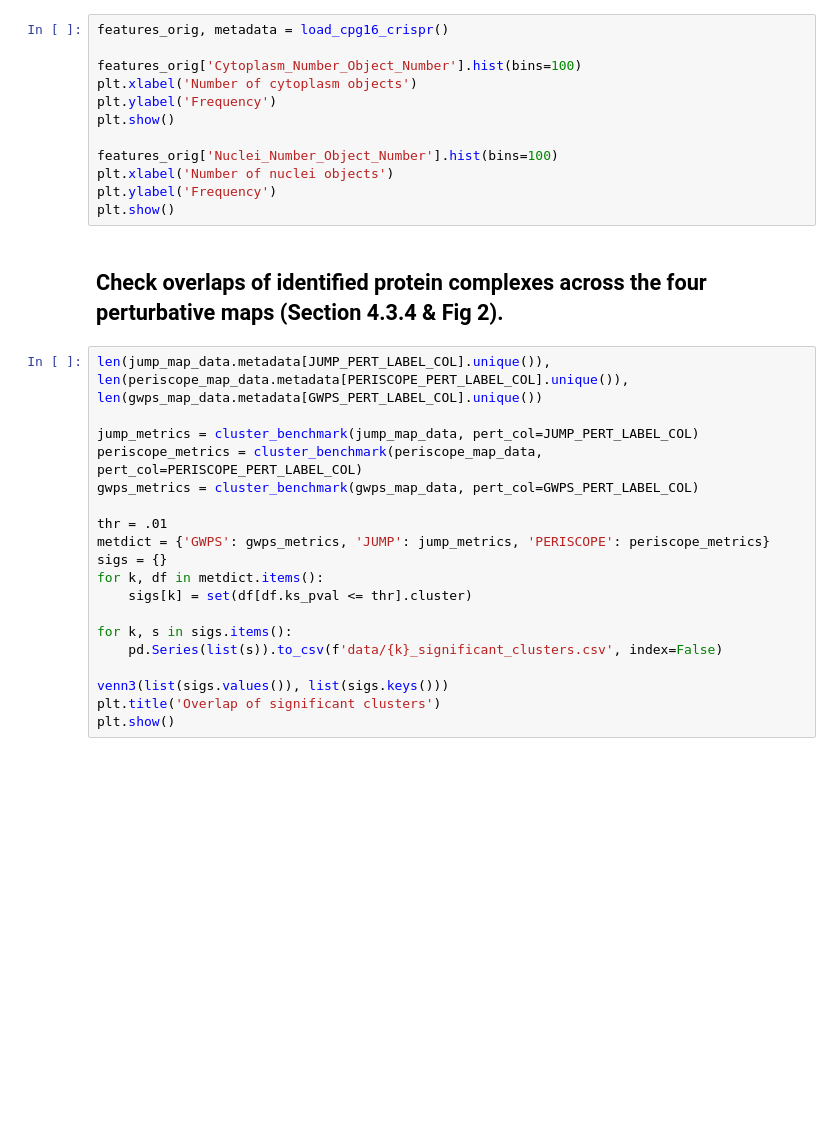
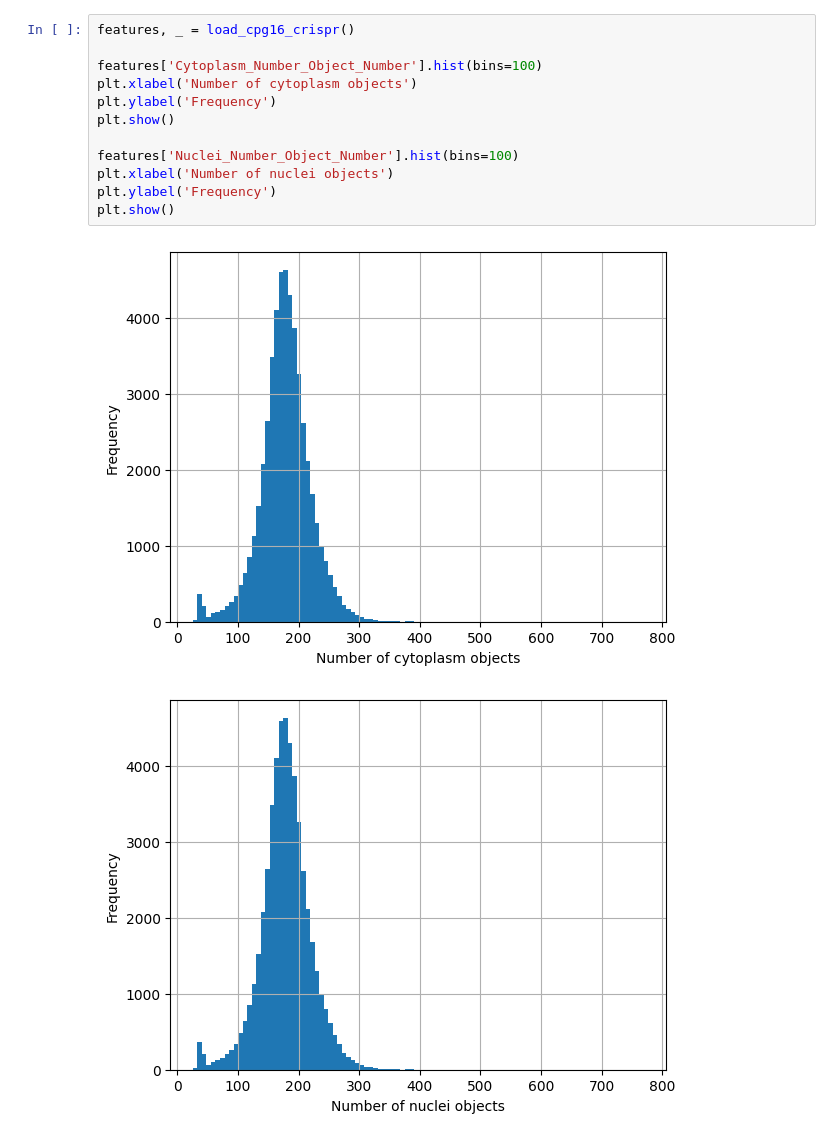
Before and after one commit to recursionpharma/EFAAR_benchmarking, a Jupyter notebook: notebooks/map_evaluation_comparison.ipynb, the cells around one changed output. Cells and saved outputs as stored; diff of their text form; blank space fills up the shorter version.

```diff
--- a/notebooks/map_evaluation_comparison.ipynb
+++ b/notebooks/map_evaluation_comparison.ipynb
@@ -68,33 +226,15 @@ print(f'The number of unique interacting gene pairs in all {len(BENCHMARK_SOURCE
 # %%
-features_orig, metadata = load_cpg16_crispr()
+features, _ = load_cpg16_crispr()
 
-features_orig['Cytoplasm_Number_Object_Number'].hist(bins=100)
+features['Cytoplasm_Number_Object_Number'].hist(bins=100)
 plt.xlabel('Number of cytoplasm objects')
 plt.ylabel('Frequency')
 plt.show()
 
-features_orig['Nuclei_Number_Object_Number'].hist(bins=100)
+features['Nuclei_Number_Object_Number'].hist(bins=100)
 plt.xlabel('Number of nuclei objects')
 plt.ylabel('Frequency')
 plt.show()
+# %% [output]
+[figure, added]
+[figure, added]
-# %% [markdown]
-## Check overlaps of identified protein complexes across the four perturbative maps (Section 4.3.4 & Fig 2).
-# %%
-len(jump_map_data.metadata[JUMP_PERT_LABEL_COL].unique()), len(periscope_map_data.metadata[PERISCOPE_PERT_LABEL_COL].unique()), len(gwps_map_data.metadata[GWPS_PERT_LABEL_COL].unique())
-
-jump_metrics = cluster_benchmark(jump_map_data, pert_col=JUMP_PERT_LABEL_COL)
-periscope_metrics = cluster_benchmark(periscope_map_data, pert_col=PERISCOPE_PERT_LABEL_COL)
-gwps_metrics = cluster_benchmark(gwps_map_data, pert_col=GWPS_PERT_LABEL_COL)
-
-thr = .01
-metdict = {'GWPS': gwps_metrics, 'JUMP': jump_metrics, 'PERISCOPE': periscope_metrics}
-sigs = {}
-for k, df in metdict.items():
-    sigs[k] = set(df[df.ks_pval <= thr].cluster)
-
-for k, s in sigs.items():
-    pd.Series(list(s)).to_csv(f'data/{k}_significant_clusters.csv', index=False)
-
-venn3(list(sigs.values()), list(sigs.keys()))
-plt.title('Overlap of significant clusters')
-plt.show()
```
Also changed, not shown: parts of 23 cells of this notebook, 5 other files.
